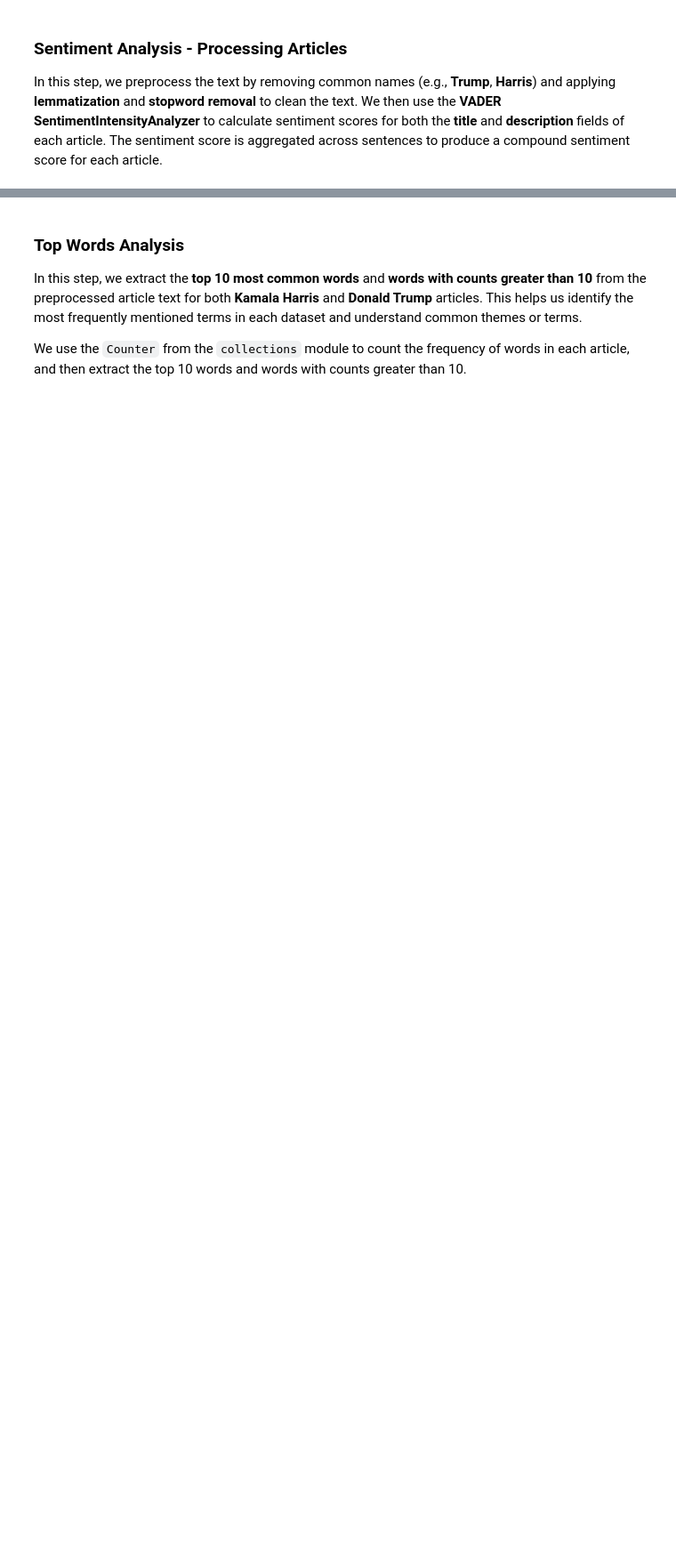
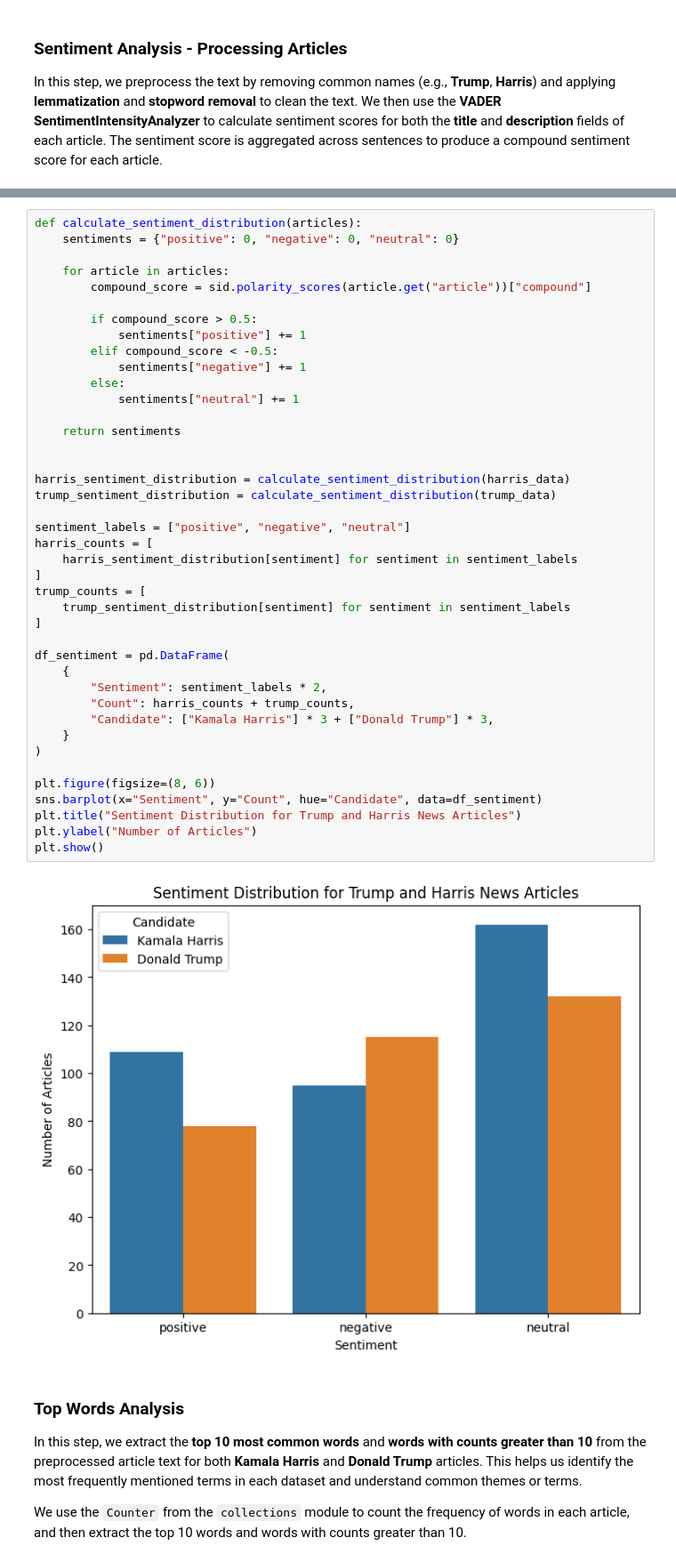
Before and after one commit to FrancoKruger/DS346proj, a Jupyter notebook: EDA_and_NLP_analysis.ipynb, the cells around one changed output, grey strips where cells are left out. Shown at 89% size. Drawn from its saved outputs; the diff is of its cells as text; blank space fills up the shorter version.

```diff
--- a/EDA_and_NLP_analysis.ipynb
+++ b/EDA_and_NLP_analysis.ipynb
@@ -372,3 +353,46 @@ print(df_trump_train.head())
+# %%
+def calculate_sentiment_distribution(articles):
+    sentiments = {"positive": 0, "negative": 0, "neutral": 0}
+
+    for article in articles:
+        compound_score = sid.polarity_scores(article.get("article"))["compound"]
+
+        if compound_score > 0.5:
+            sentiments["positive"] += 1
+        elif compound_score < -0.5:
+            sentiments["negative"] += 1
+        else:
+            sentiments["neutral"] += 1
+
+    return sentiments
+
+
+harris_sentiment_distribution = calculate_sentiment_distribution(harris_data)
+trump_sentiment_distribution = calculate_sentiment_distribution(trump_data)
+
+sentiment_labels = ["positive", "negative", "neutral"]
+harris_counts = [
+    harris_sentiment_distribution[sentiment] for sentiment in sentiment_labels
+]
+trump_counts = [
+    trump_sentiment_distribution[sentiment] for sentiment in sentiment_labels
+]
+
+df_sentiment = pd.DataFrame(
+    {
+        "Sentiment": sentiment_labels * 2,
+        "Count": harris_counts + trump_counts,
+        "Candidate": ["Kamala Harris"] * 3 + ["Donald Trump"] * 3,
+    }
+)
+
+plt.figure(figsize=(8, 6))
+sns.barplot(x="Sentiment", y="Count", hue="Candidate", data=df_sentiment)
+plt.title("Sentiment Distribution for Trump and Harris News Articles")
+plt.ylabel("Number of Articles")
+plt.show()
+# %% [output]
+[figure, added]
 # %% [markdown]
 ### Top Words Analysis
 
```
Also changed, not shown: parts of 5 cells of this notebook.
